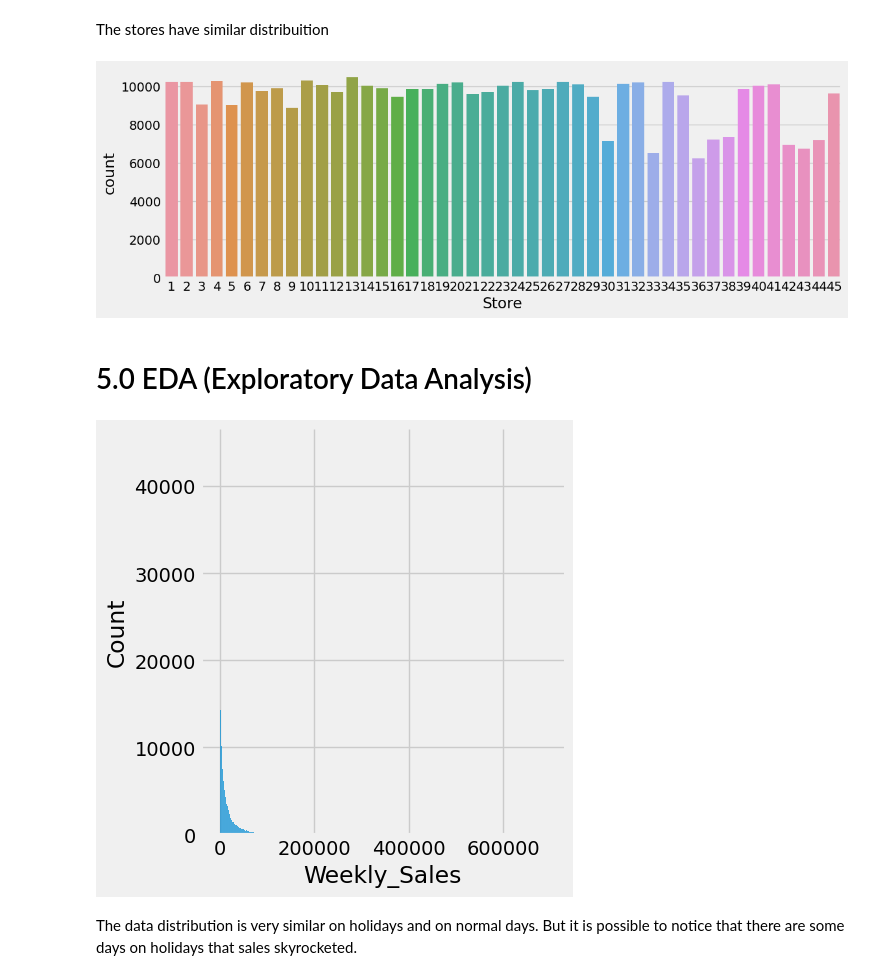
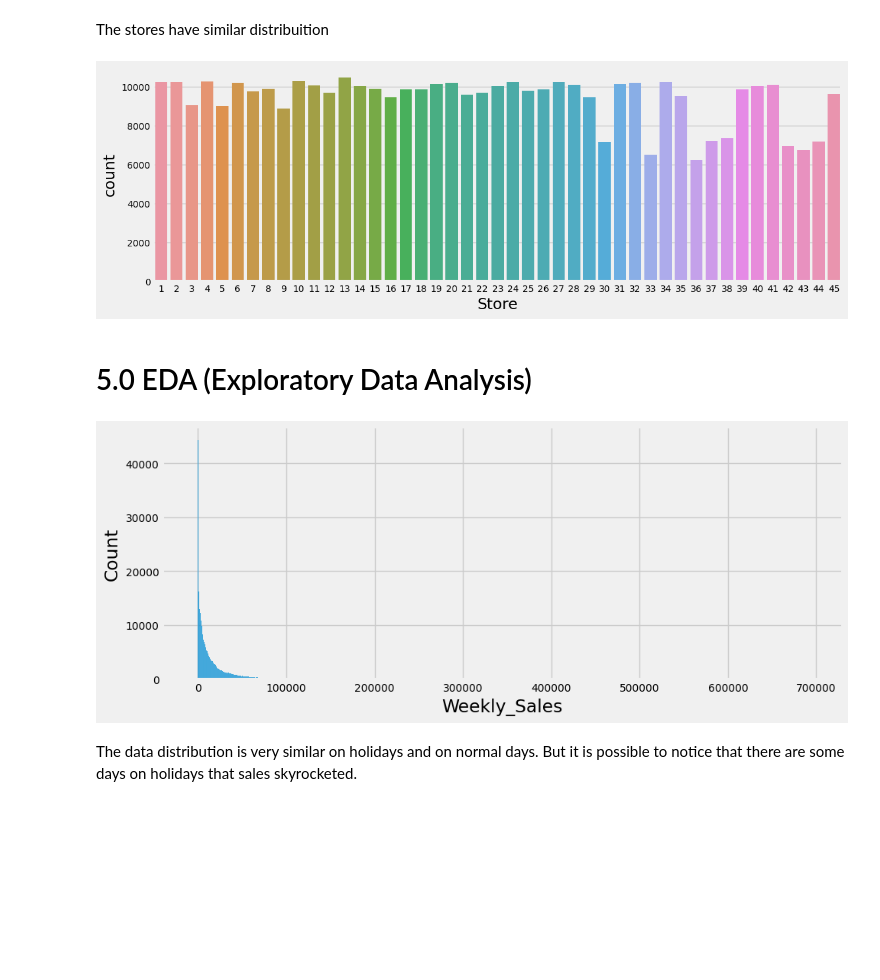
Before and after one commit to YuriCatramby/ds-reg-sales-forecast, a Jupyter notebook: ds-reg-sales-forecasting.ipynb, the cells around one changed output. Saved outputs shown, nothing was run; the diff lists cells and outputs as text; code cells hidden in the pictures; blank space fills up the shorter version.

```diff
--- a/ds-reg-sales-forecasting.ipynb
+++ b/ds-reg-sales-forecasting.ipynb
@@ -68,6 +68,9 @@ plt.style.use('fivethirtyeight')
 %matplotlib inline
 
 from IPython.display import Image
+# %%
+plt.rc('xtick', labelsize = 10)
+plt.rc('ytick', labelsize = 10)
 # %% [markdown]
 # 3.0 Loading Data
 # %%
@@ -288,14 +291,15 @@ The stores have similar distribuition
 ax = sns.countplot(x = "Store", data = df_train_desc, orient = 'h')
 ax.figure.set_size_inches(12, 4)
 # %% [output]
-[figure, old version]
+[figure, new version]
 # %% [markdown]
 # 5.0 EDA (Exploratory Data Analysis)
 # %%
-sns.displot(df_train_desc['Weekly_Sales'])
+ax = sns.displot(df_train_desc['Weekly_Sales'])
+ax.figure.set_size_inches(12, 4)
 plt.show()
 # %% [output]
-[figure, old version]
+[figure, new version]
 # %% [markdown]
 The data distribution is very similar on holidays and on normal days. But it is possible to notice that there are some days on holidays that sales skyrocketed.
 # %%
```
Also changed, not shown: parts of 8 cells of this notebook.
